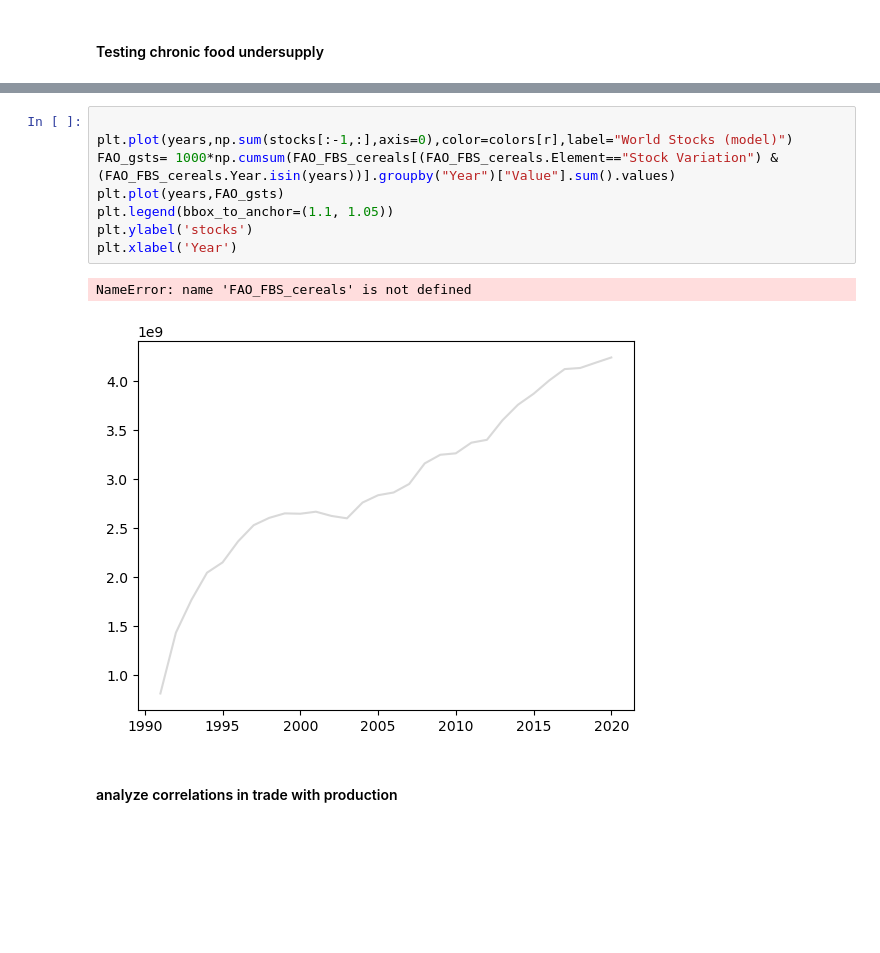
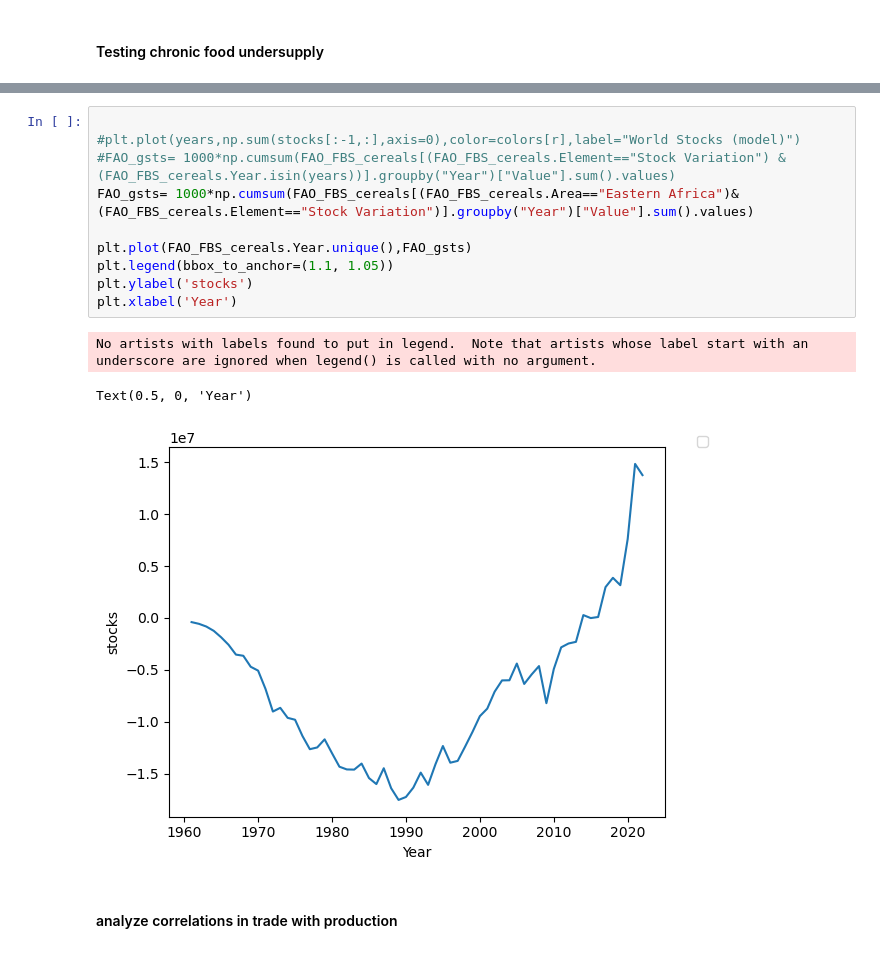
Before and after one commit to dancomputer/M2Internship, a Jupyter notebook: Code/SUM-Model-Hierarchy.ipynb, the cells around one changed output, grey strips where cells are left out. Cells and saved outputs as stored; diff of their text form; blank space fills up the shorter version.

```diff
--- a/Code/SUM-Model-Hierarchy.ipynb
+++ b/Code/SUM-Model-Hierarchy.ipynb
@@ -605,14 +621,17 @@ Text(0, 0.5, 'alpha')
 # %%
 
-plt.plot(years,np.sum(stocks[:-1,:],axis=0),color=colors[r],label="World Stocks (model)")
-FAO_gsts= 1000*np.cumsum(FAO_FBS_cereals[(FAO_FBS_cereals.Element=="Stock Variation") & (FAO_FBS_cereals.Year.isin(years))].groupby("Year")["Value"].sum().values)
-plt.plot(years,FAO_gsts)
+#plt.plot(years,np.sum(stocks[:-1,:],axis=0),color=colors[r],label="World Stocks (model)")
+#FAO_gsts= 1000*np.cumsum(FAO_FBS_cereals[(FAO_FBS_cereals.Element=="Stock Variation") & (FAO_FBS_cereals.Year.isin(years))].groupby("Year")["Value"].sum().values)
+FAO_gsts= 1000*np.cumsum(FAO_FBS_cereals[(FAO_FBS_cereals.Area=="Eastern Africa")&(FAO_FBS_cereals.Element=="Stock Variation")].groupby("Year")["Value"].sum().values)
+
+plt.plot(FAO_FBS_cereals.Year.unique(),FAO_gsts)
 plt.legend(bbox_to_anchor=(1.1, 1.05))
 plt.ylabel('stocks')
 plt.xlabel('Year')
 # %% [output]
-NameError: name 'FAO_FBS_cereals' is not defined
+No artists with labels found to put in legend.  Note that artists whose label start with an underscore are ignored when legend() is called with no argument.
+Text(0.5, 0, 'Year')
-[figure, old version]
+[figure, new version]
 # %% [markdown]
 #### analyze correlations in trade with production
 # %%
```
Also changed, not shown: parts of 75 cells of this notebook, 4 other files.
